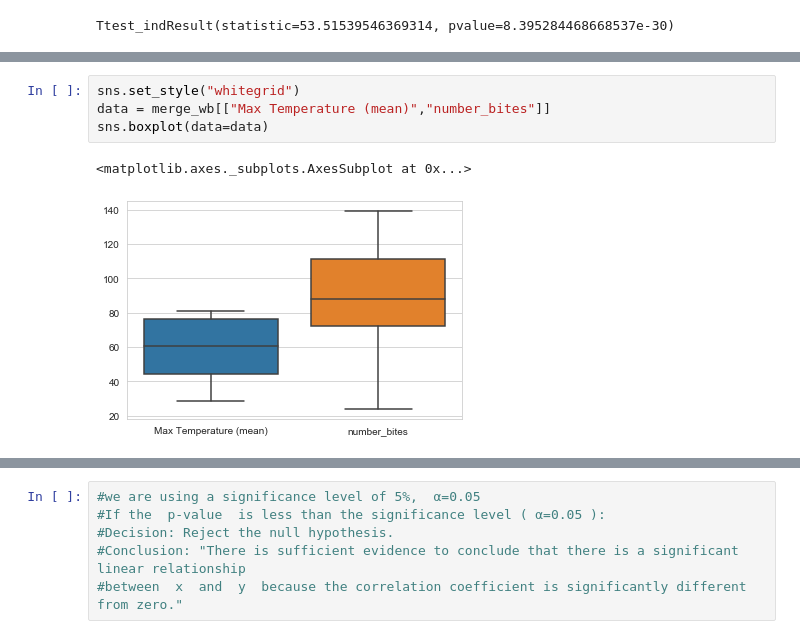
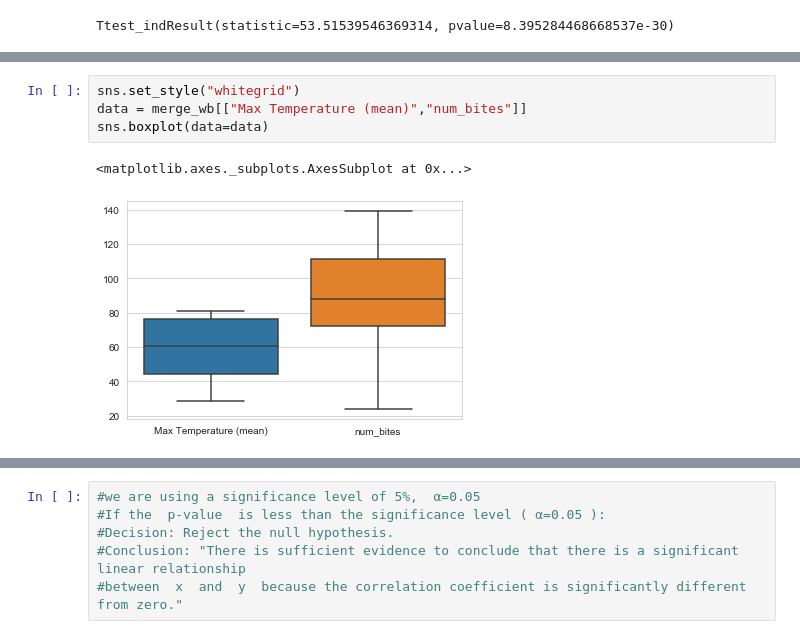
Before and after one commit to martinezmaria/animal-bites-project, a Jupyter notebook: weather_crime _bites_stat.ipynb, the cells around one changed output, grey strips where cells are left out. Cells and saved outputs as stored; diff of their text form.

```diff
--- a/weather_crime _bites_stat.ipynb
+++ b/weather_crime _bites_stat.ipynb
@@ -138,7 +144,7 @@ merge_wb
 # %%
 sns.set_style("whitegrid")
-data = merge_wb[["Max Temperature (mean)","number_bites"]]
+data = merge_wb[["Max Temperature (mean)","num_bites"]]
 sns.boxplot(data=data)
 # %% [output]
 <matplotlib.axes._subplots.AxesSubplot at 0x...>
-[figure, old version]
+[figure, new version]
```
Also changed, not shown: parts of 8 cells of this notebook, 4 other files.
